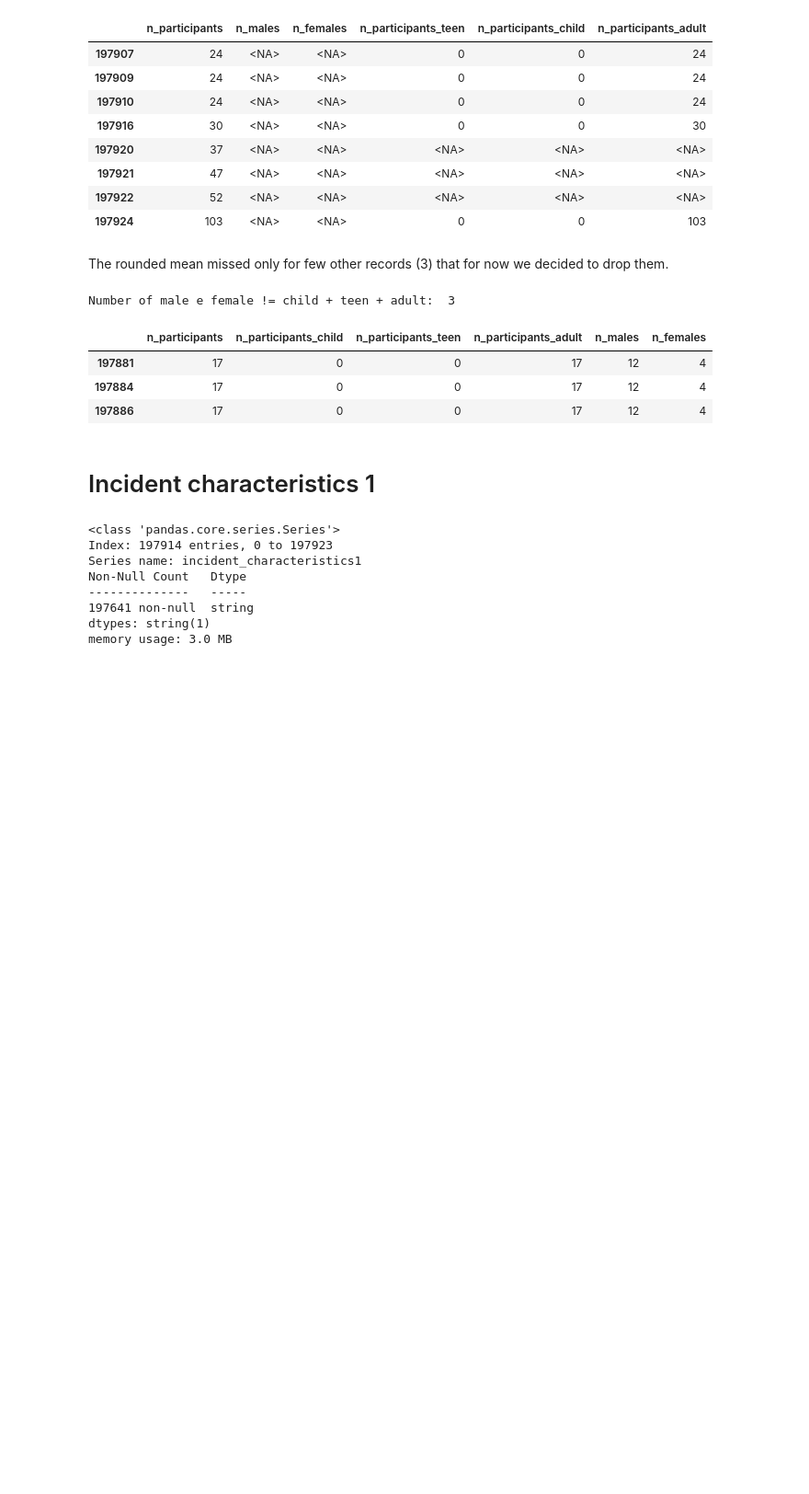
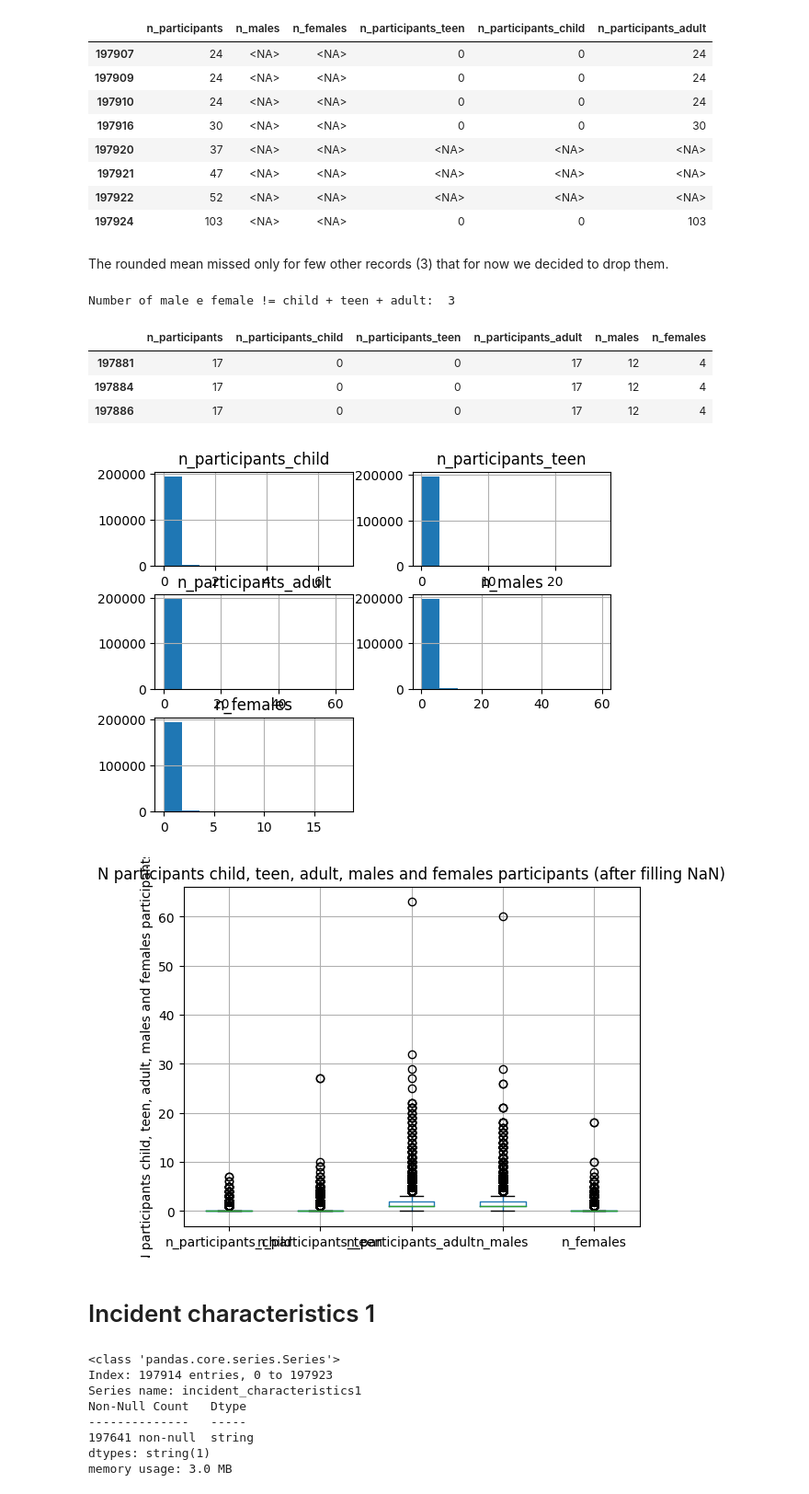
Before and after one commit to vezzusamu/dm-project, a Jupyter notebook: data_preparation.ipynb, the cells around one changed output. Shown at 92% size. Cells and saved outputs as stored; diff of their text form; code cells hidden in the pictures; blank space fills up the shorter version.

```diff
--- a/data_preparation.ipynb
+++ b/data_preparation.ipynb
@@ -545,6 +597,20 @@ df.loc[condition, ["n_participants","n_participants_child","n_participants_teen"
 | 197886 | 17 | 0 | 0 | 17 | 12 | 4 |
 # %%
 df = df[~condition]
+# %%
+df.hist(column=["n_participants_child","n_participants_teen", "n_participants_adult", "n_males", "n_females"])
+plt.title("N participants child, teen, adult, males and females (after filling NaN)")
+plt.xlabel("N participants child, teen, adult, males and females participants")
+plt.ylabel("Individuals")
+plt.show()
+
+df.boxplot(column=["n_participants_child","n_participants_teen", "n_participants_adult", "n_males", "n_females"])
+plt.title("N participants child, teen, adult, males and females participants (after filling NaN)")
+plt.ylabel("N participants child, teen, adult, males and females participants")
+plt.show()
+# %% [output]
+[figure, added]
+[figure, added]
 # %% [markdown]
 # Incident characteristics 1
 # %%
```
Also changed, not shown: parts of 21 cells of this notebook, 5 other files.
